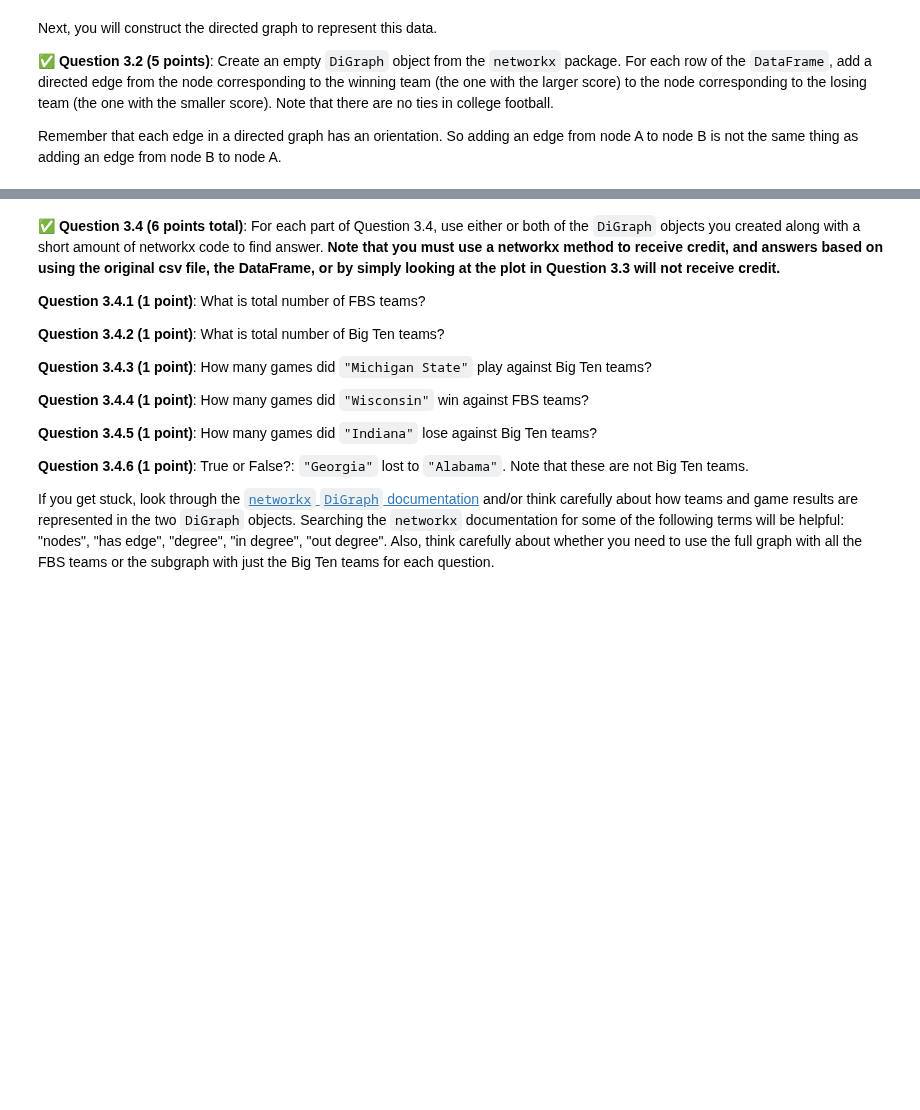
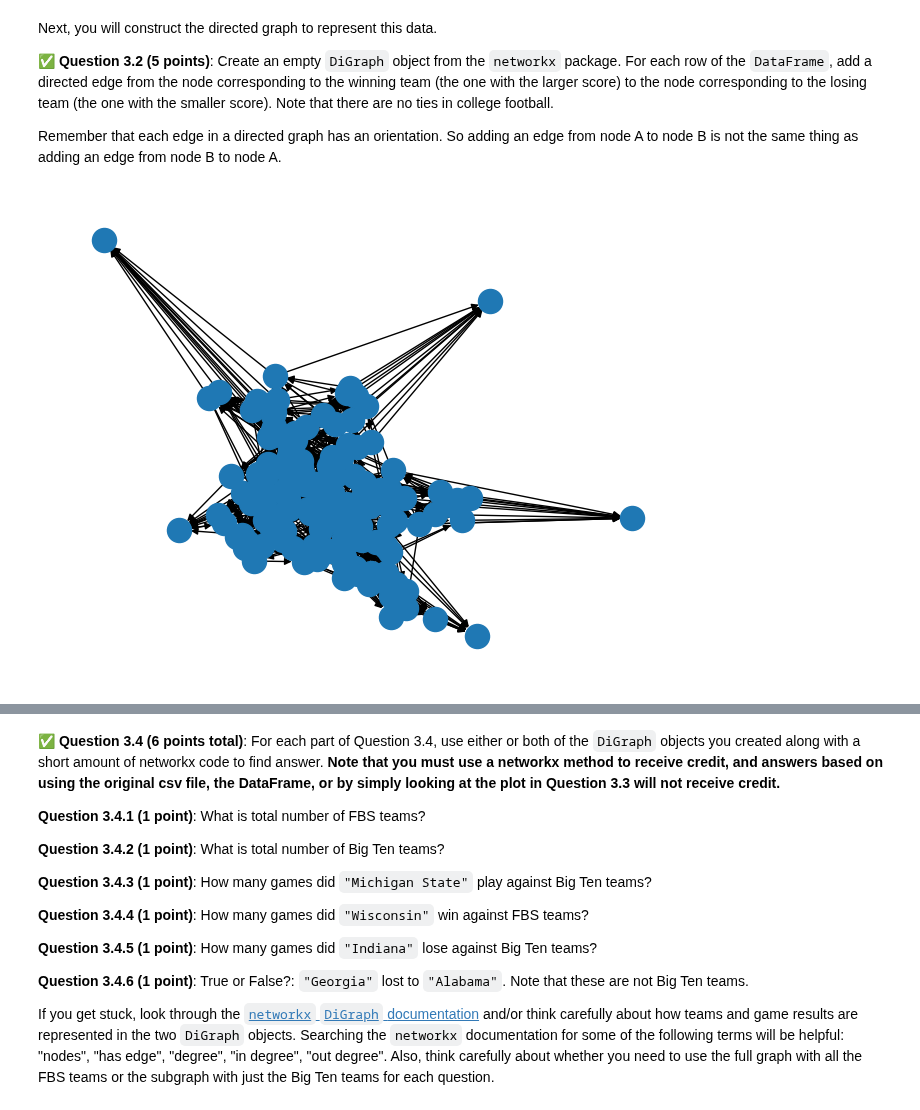
Before and after one commit to kigundue/cmse202-f26-turnin, a Jupyter notebook: hw-02/HW-02_ABMandGraphTheory-STUDENT.ipynb, the cells around one changed output, grey strips where cells are left out. Saved outputs shown, nothing was run; the diff lists cells and outputs as text; code cells hidden in the pictures; blank space fills up the shorter version.

```diff
--- a/hw-02/HW-02_ABMandGraphTheory-STUDENT.ipynb
+++ b/hw-02/HW-02_ABMandGraphTheory-STUDENT.ipynb
@@ -588,0 +594,5 @@ Each row contains data from one game between two FBS teams. The first and third
+# %%
+import pandas as pd
+df = pd.read_csv("NCAAFootballScores2025.csv",names = ["Home","Home_Score","Away","Away_Score"])
+print(df.head())
+print(df.tail())
@@ -594,6 +617,16 @@ Next, you will construct the directed graph to represent this data.
 Remember that each edge in a directed graph has an orientation. So adding an edge from node A to node B is not the same thing as adding an edge from node B to node A.
 # %%
 # Put your code for Question 3.2 here:
+import networkx as nx
+g = nx.DiGraph()
+g.add_nodes_from(df['Home'])
+edges_1 = tuple(zip(df[df['Home_Score']>df['Away_Score']]['Home'],df[df['Home_Score']>df['Away_Score']]['Away']))
+edges_2 = tuple(zip(df[df['Home_Score']<df['Away_Score']]['Away'],df[df['Home_Score']<df['Away_Score']]['Home']))
+g.add_edges_from(edges_1)
+g.add_edges_from(edges_2)
+nx.draw(g)
+# %% [output]
+[figure, added]
 # %% [markdown]
 This graph has over 100 nodes and hundreds of edges, so it will be hard to look at the entire graph at once. But we can construct and display a small subgraph of the entire directed graph.
 
```
Also changed, not shown: parts of 13 cells of this notebook.
